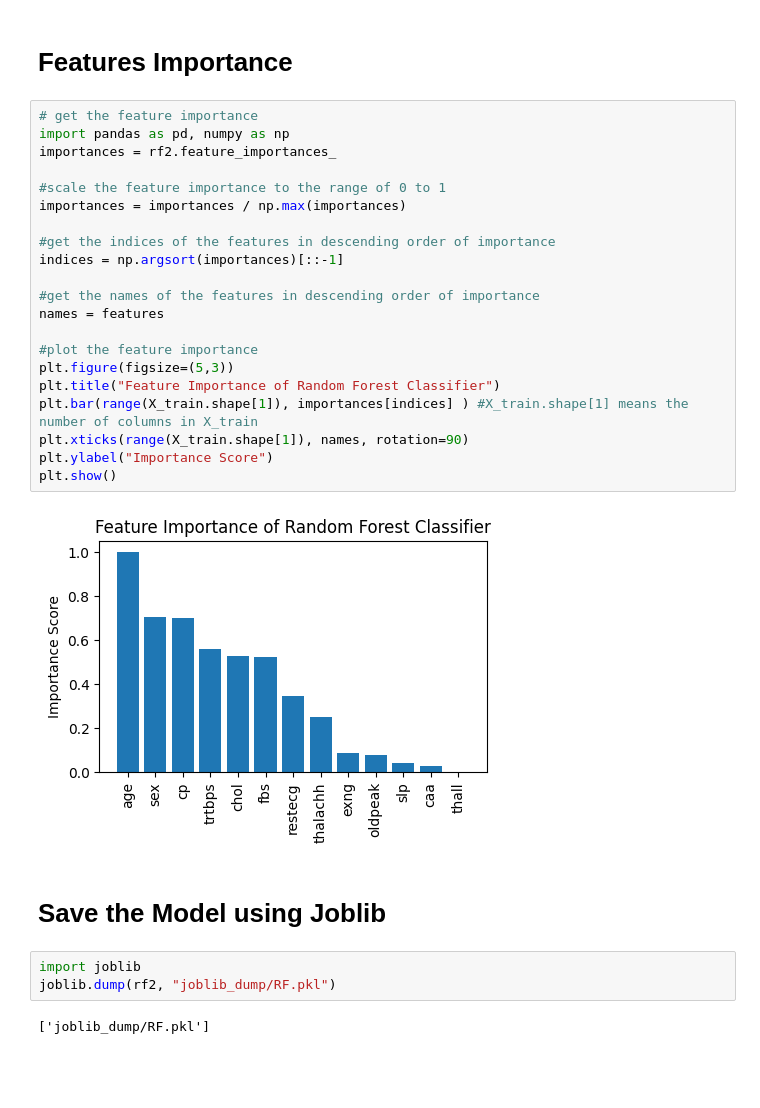
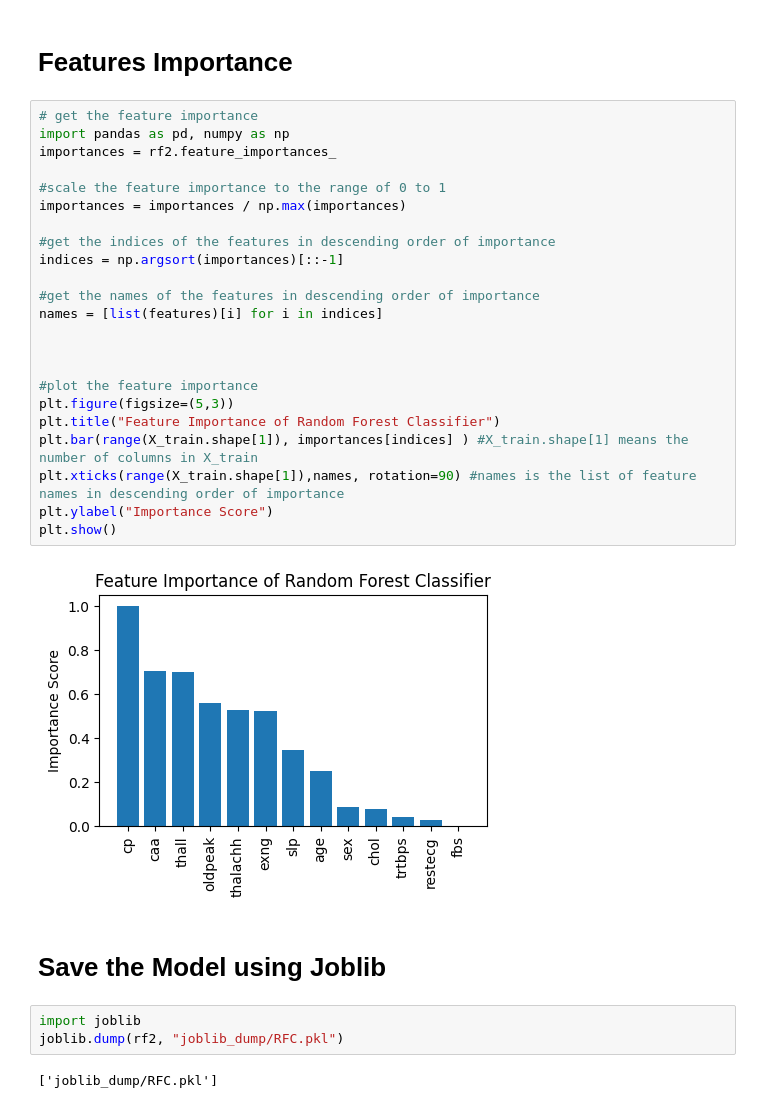
Before and after one commit to kruthi-sb/Cardiac_Events_ML, a Jupyter notebook: ML/RF.ipynb, the cells around one changed output. Cells and saved outputs as stored; diff of their text form; blank space fills up the shorter version.

Commit message:
modified ML_final, RF for FI, changed joblib file names

```diff
--- a/ML/RF.ipynb
+++ b/ML/RF.ipynb
@@ -298,30 +298,32 @@ plt.show()
 # %%
 # get the feature importance
 import pandas as pd, numpy as np
 importances = rf2.feature_importances_
 
 #scale the feature importance to the range of 0 to 1
 importances = importances / np.max(importances)
 
 #get the indices of the features in descending order of importance
 indices = np.argsort(importances)[::-1]
 
 #get the names of the features in descending order of importance
-names = features
+names = [list(features)[i] for i in indices]
+
+
 
 #plot the feature importance
 plt.figure(figsize=(5,3))
 plt.title("Feature Importance of Random Forest Classifier")
 plt.bar(range(X_train.shape[1]), importances[indices] ) #X_train.shape[1] means the number of columns in X_train
-plt.xticks(range(X_train.shape[1]), names, rotation=90)
+plt.xticks(range(X_train.shape[1]),names, rotation=90) #names is the list of feature names in descending order of importance
 plt.ylabel("Importance Score")
 plt.show()
 # %% [output]
-[figure, old version]
+[figure, new version]
 # %% [markdown]
 # Save the Model using Joblib
 # %%
 import joblib
-joblib.dump(rf2, "joblib_dump/RF.pkl")
+joblib.dump(rf2, "joblib_dump/RFC.pkl")
 # %% [output]
-['joblib_dump/RF.pkl']
+['joblib_dump/RFC.pkl']
```
Also changed, not shown: 8 other files.
